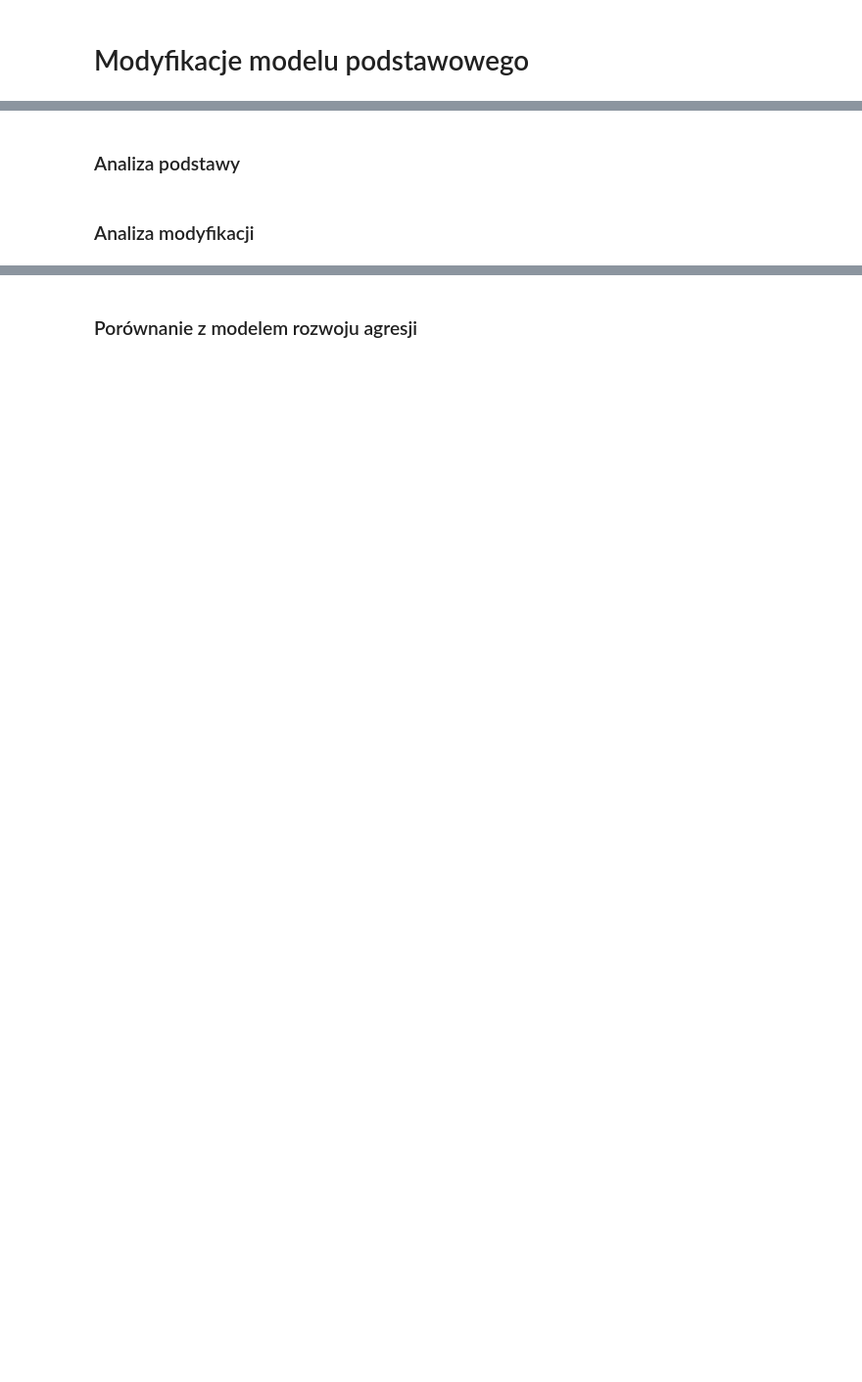
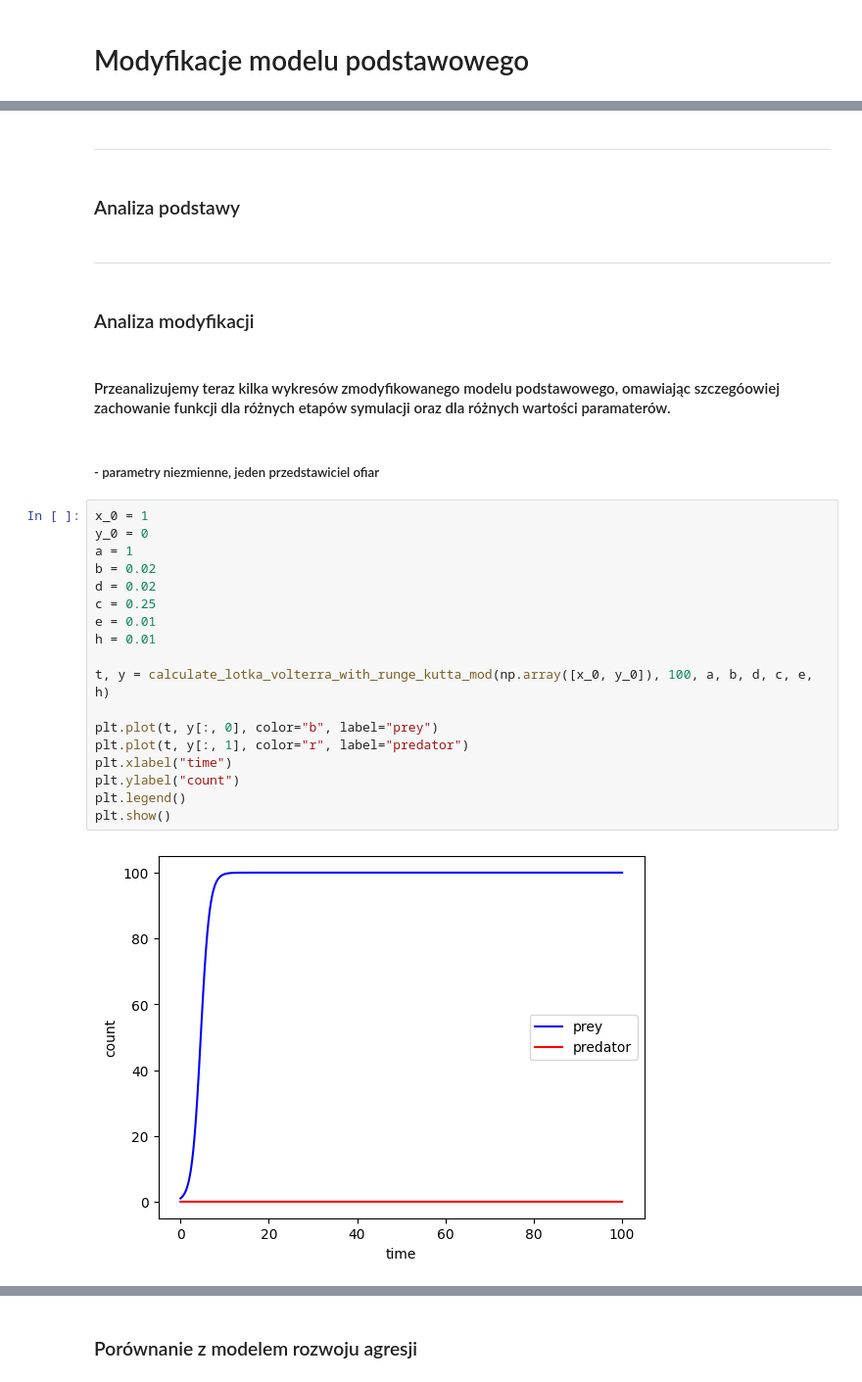
Before and after one commit to definitelynotbercik/Lotka-Volterra, a Jupyter notebook: main.ipynb, the cells around one changed output, grey strips where cells are left out. Shown: that part at 98% size. Cells and saved outputs as stored; diff of their text form; blank space fills up the shorter version.

```diff
--- a/main.ipynb
+++ b/main.ipynb
@@ -527,4 +547,32 @@ plt.show()
+# %% [markdown]
+***
 # %% [markdown]
 ### Analiza podstawy
+# %% [markdown]
+***
 # %% [markdown]
 ### Analiza modyfikacji
+# %% [markdown]
+#### Przeanalizujemy teraz kilka wykresów zmodyfikowanego modelu podstawowego, omawiając szczegóowiej zachowanie funkcji dla różnych etapów symulacji oraz dla różnych wartości paramaterów.
+# %% [markdown]
+##### - parametry niezmienne, jeden przedstawiciel ofiar
+# %%
+x_0 = 1
+y_0 = 0
+a = 1
+b = 0.02
+d = 0.02
+c = 0.25
+e = 0.01
+h = 0.01
+
+t, y = calculate_lotka_volterra_with_runge_kutta_mod(np.array([x_0, y_0]), 100, a, b, d, c, e, h)
+
+plt.plot(t, y[:, 0], color="b", label="prey")
+plt.plot(t, y[:, 1], color="r", label="predator")
+plt.xlabel("time")
+plt.ylabel("count")
+plt.legend()
+plt.show()
+# %% [output]
+[figure, added]
```
Also changed, not shown: parts of 47 cells of this notebook.
